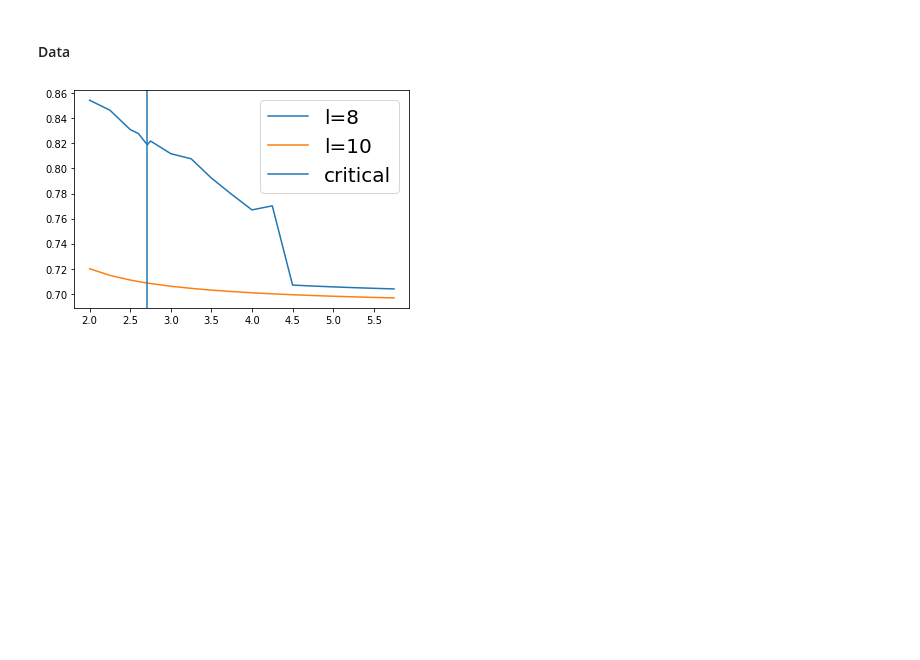
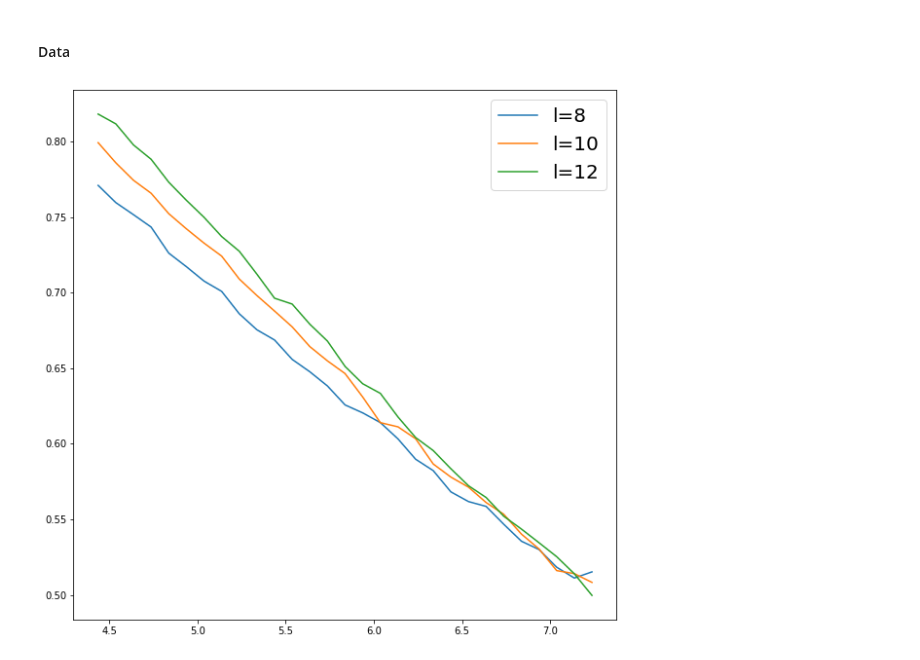
Before and after one commit to emacosta95/quantum_simulations_for_ising, a Jupyter notebook: 2nn_phase_transition.ipynb, the cells around one changed output. Drawn from its saved outputs; the diff is of its cells as text; code cells hidden in the pictures; blank space fills up the shorter version.

```diff
--- a/2nn_phase_transition.ipynb
+++ b/2nn_phase_transition.ipynb
@@ -61,18 +77,15 @@ plt.show()
 # %%
 for i in range(len(ls)):
-    plt.figure(figsize=(10,10))
+    plt.figure(figsize=(20,20))
     for h in hs:
         idx=np.arange(ls[i])
         xx=corr[(ls[i],h)]
-        for r in range(ls[i]):
-            m = xx[:, idx, (idx + r) % ls[i]]
-            if r == 0:
-                ms = m.reshape(-1, 1, ls[i])
-            else:
-                ms = np.append(ms, m.reshape(-1, 1, ls[i]), axis=-2)
-        ms=np.average(ms,axis=0)
-        ms=np.average(ms,axis=-1)
-        plt.plot(idx,ms,label=f'h={h}')
+        print(xx.shape)
+        g=np.zeros((xx.shape[0],ls[i]))
+        for p in range(ls[i]):
+            for r in range(p,ls[i]):
+                g[:,p] = +xx[:,p,(r)]
+        plt.plot(idx,np.average(g/ls[i],axis=0),label=f'h={h}')
 
     plt.legend(fontsize=20)
     plt.title(f'l={ls[i]}',fontsize=20)
@@ -93,30 +113,34 @@ from src.utils_sparse_diag import binder_cumulant_computation
 # %%
 h_c=5.43656365691809
 h_max=[h_c-0.5,h_c-0.25,h_c,h_c+0.25,h_c+0.5]
-h_max=np.load('data/coordinates_hmax_binder_cumulator_constant_field_151222.npz')['hmax']
-h_max=[2.0,2.25,2.5,2.6,2.71,2.75,3.0,3.25,3.5,3.75,4.0,4.25,4.5,4.75,5.0,5.25,5.5,5.75]
-ls=[8,10]
+#h_max=[h_c-0.1 + 0.01*f for f in range(1,10)]
+#h_max=np.load('data/coordinates_hmax_binder_cumulator_constant_field_151222.npz')['hmax']
+h_max=[3.5,3.75,4.0,4.25,4.5,4.75,5.0,5.25,5.44,5.5,5.75,6.0,6.25,6.5,6.75,7.0]
+#h_max=[h_c-1.1+0.1*f for f in range(1,21)]+[6.25,6.5,6.75,7.0]
+h_max=[h_c-1.1+0.1*f for f in range(1,30)]
+ls=[8,10,12,]
 u={}
+plt.figure(figsize=(10,10))
 for l in ls:
     for h in h_max:
-        data=np.load(f'data/check_the_2nn_phase_transition/151222/binder_cumulant_obc_1nn_{l}_l_{h}_h_100_n.npz')
+        data=np.load(f'data/check_the_2nn_phase_transition/191222/binder_cumulant_obc_2nn_{l}_l_{h}_h_3000_n.npz')
         m_4=data['m4']
         m_2=data['m2']
         m_4=np.average(m_4,axis=0)
         m_2=np.average(m_2,axis=0)
-        #u[(l,h)]=(3-(m_4/((m_2)**2)))/2
-        u[(l,h)]=(1-(m_4/((3*m_2)**2)))
+        u[(l,h)]=(3-(m_4/((m_2)**2)))/2
+        #u[(l,h)]=(1-(m_4/((3*m_2)**2)))
 
         #u[(l,h)]=data['u']
 
 
 for l in ls:
     plt.plot(h_max,[np.average(u[(l,h)]) for h in h_max],label=f'l={l}')
-plt.axvline(x=2.71,label='critical')
+#plt.axvline(x=6.25,label='critical')
 plt.legend(fontsize=20)
 plt.show()
 # %% [output]
-[figure, old version]
+[figure, new version]
 # %%
 for l in ls:
     plt.plot(h_max,[np.average(u[(l,h)]) for h in h_max])
```
Also changed, not shown: parts of 7 cells of this notebook, 11 other files.
